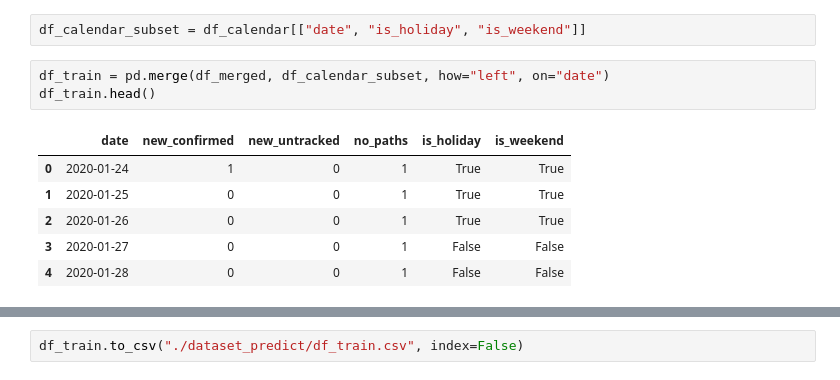
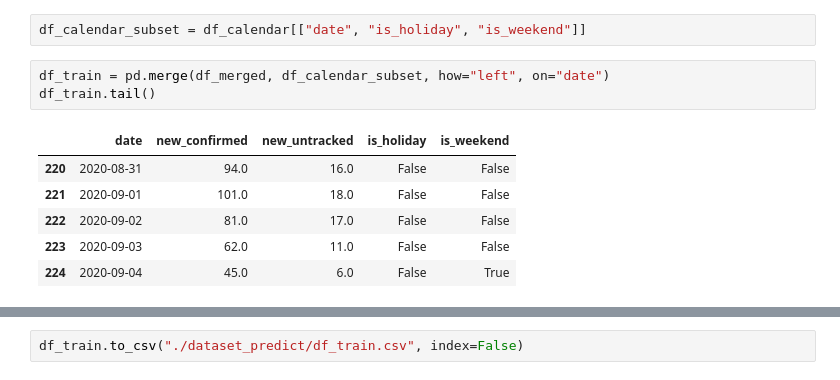
Before and after one commit to snoop2head/covid19_unknown_spread, a Jupyter notebook: wrangle_prediction.ipynb, the cells around one changed output, grey strips where cells are left out. Cells and saved outputs as stored; diff of their text form.

```diff
--- a/forecast.ipynb
+++ b/wrangle_prediction.ipynb
@@ -444,14 +438,14 @@ df_calendar.to_csv("dataset_predict/df_calendar.csv", index=False)
 df_calendar_subset = df_calendar[["date", "is_holiday", "is_weekend"]]
 # %%
 df_train = pd.merge(df_merged, df_calendar_subset, how="left", on="date")
-df_train.head()
+df_train.tail()
 # %% [output]
-|  | date | new_confirmed | new_untracked | no_paths | is_holiday | is_weekend |
-| 0 | 2020-01-24 | 1 | 0 | 1 | True | True |
-| 1 | 2020-01-25 | 0 | 0 | 1 | True | True |
-| 2 | 2020-01-26 | 0 | 0 | 1 | True | True |
-| 3 | 2020-01-27 | 0 | 0 | 1 | False | False |
-| 4 | 2020-01-28 | 0 | 0 | 1 | False | False |
+|  | date | new_confirmed | new_untracked | is_holiday | is_weekend |
+| 220 | 2020-08-31 | 94.0 | 16.0 | False | False |
+| 221 | 2020-09-01 | 101.0 | 18.0 | False | False |
+| 222 | 2020-09-02 | 81.0 | 17.0 | False | False |
+| 223 | 2020-09-03 | 62.0 | 11.0 | False | False |
+| 224 | 2020-09-04 | 45.0 | 6.0 | False | True |
 # %%
 df_train[-25:-15]
 # %% [output]
```
Also changed, not shown: parts of 13 cells of this notebook, 9 other files.
